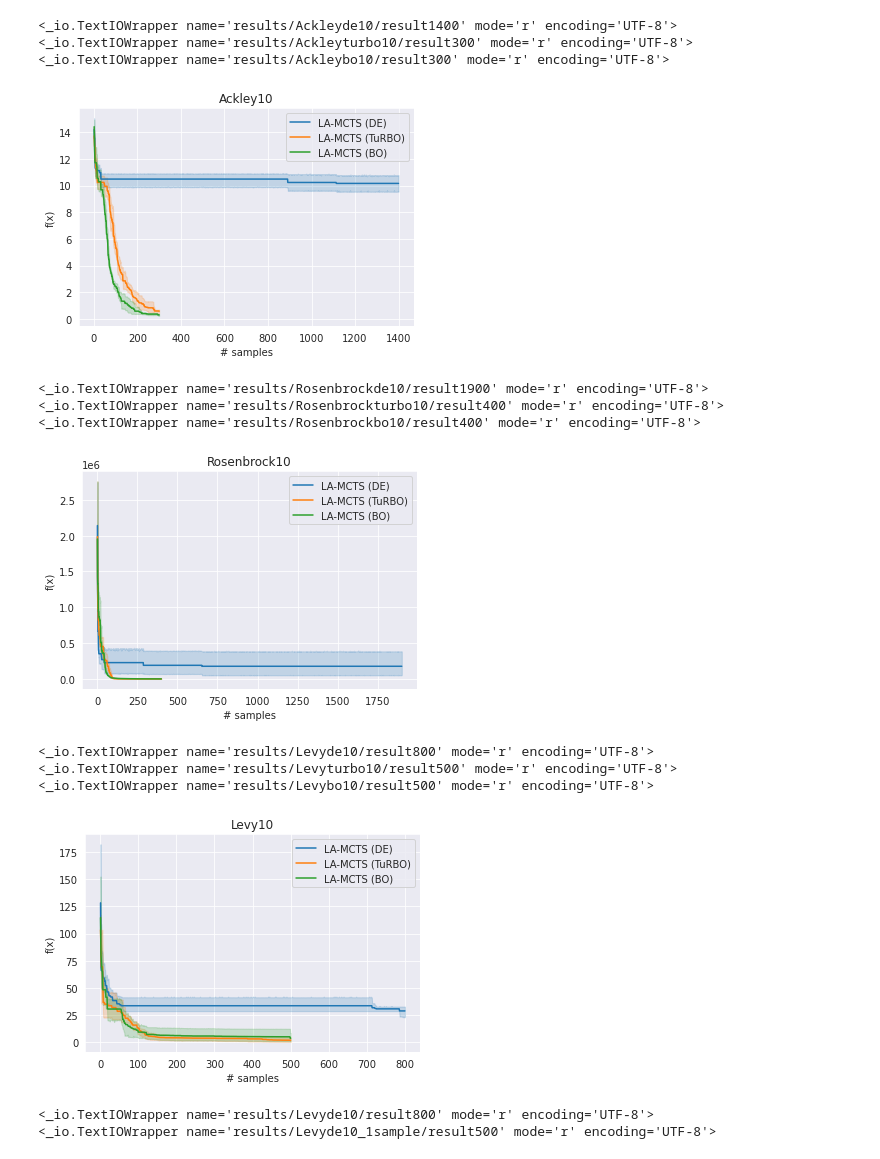
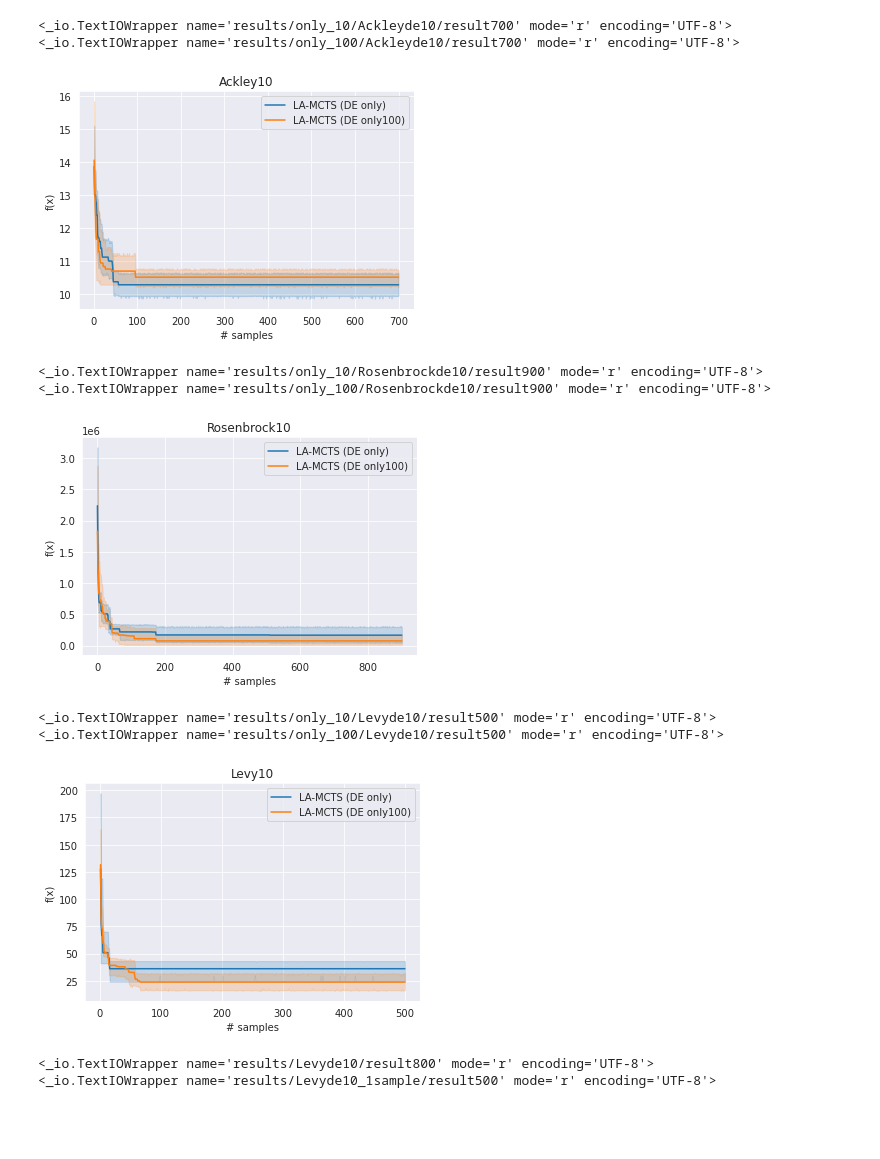
Before and after one commit to Marina-DU/LaMCTS, a Jupyter notebook: LA-MCTS/compare_solvers.ipynb, the cells around one changed output. Cells and saved outputs as stored; diff of their text form; code cells hidden in the pictures; blank space fills up the shorter version.

```diff
--- a/LA-MCTS/compare_solvers.ipynb
+++ b/LA-MCTS/compare_solvers.ipynb
@@ -18,28 +31,39 @@ def get_dataframe(filename):
 # %%
-data_lamcts_de = get_dataframe('results/Ackleyde10/result1400')
-data_lamcts_turbo = get_dataframe('results/Ackleyturbo10/result300')
-data_lamcts_bo = get_dataframe('results/Ackleybo10/result300')
-sns.lineplot(data=data_lamcts_de, x='variable', y='value', label='LA-MCTS (DE)')
-sns.lineplot(data=data_lamcts_turbo, x='variable', y='value', label='LA-MCTS (TuRBO)')
-sns.lineplot(data=data_lamcts_bo, x='variable', y='value', label='LA-MCTS (BO)')
+# data_lamcts_de = get_dataframe('results/Ackleyde10/result1400')
+# data_lamcts_de_best = get_dataframe('results/best/Ackleyde10/result400')
+data_lamcts_de_only = get_dataframe('results/only_10/Ackleyde10/result700')
+data_lamcts_de_only100 = get_dataframe('results/only_100/Ackleyde10/result700')
+# data_lamcts_turbo = get_dataframe('results/Ackleyturbo10/result300')
+# data_lamcts_bo = get_dataframe('results/Ackleybo10/result300')
+# sns.lineplot(data=data_lamcts_de, x='variable', y='value', label='LA-MCTS (DE)')
+# sns.lineplot(data=data_lamcts_de_best, x='variable', y='value', label='LA-MCTS (DE best)')
+sns.lineplot(data=data_lamcts_de_only, x='variable', y='value', label='LA-MCTS (DE only)')
+sns.lineplot(data=data_lamcts_de_only100, x='variable', y='value', label='LA-MCTS (DE only100)')
+# sns.lineplot(data=data_lamcts_turbo, x='variable', y='value', label='LA-MCTS (TuRBO)')
+# sns.lineplot(data=data_lamcts_bo, x='variable', y='value', label='LA-MCTS (BO)')
 
 # Set the title and labels for the plot
 plt.title('Ackley10')
 plt.xlabel('# samples')
 plt.ylabel('f(x)')
 plt.show();
 # %% [output]
-<_io.TextIOWrapper name='results/Ackleyde10/result1400' mode='r' encoding='UTF-8'>
-<_io.TextIOWrapper name='results/Ackleyturbo10/result300' mode='r' encoding='UTF-8'>
-<_io.TextIOWrapper name='results/Ackleybo10/result300' mode='r' encoding='UTF-8'>
+<_io.TextIOWrapper name='results/only_10/Ackleyde10/result700' mode='r' encoding='UTF-8'>
+<_io.TextIOWrapper name='results/only_100/Ackleyde10/result700' mode='r' encoding='UTF-8'>
-[figure, old version]
+[figure, new version]
 # %%
-data_lamcts_de = get_dataframe('results/Rosenbrockde10/result1900')
-data_lamcts_turbo = get_dataframe('results/Rosenbrockturbo10/result400')
-data_lamcts_bo = get_dataframe('results/Rosenbrockbo10/result400')
-sns.lineplot(data=data_lamcts_de, x='variable', y='value', label='LA-MCTS (DE)')
-sns.lineplot(data=data_lamcts_turbo, x='variable', y='value', label='LA-MCTS (TuRBO)')
-sns.lineplot(data=data_lamcts_bo, x='variable', y='value', label='LA-MCTS (BO)')
+# data_lamcts_de = get_dataframe('results/Rosenbrockde10/result1900')
+# data_lamcts_de_best = get_dataframe('results/best/Rosenbrockde10/result500')
+data_lamcts_de_only = get_dataframe('results/only_10/Rosenbrockde10/result900')
+data_lamcts_de_only100 = get_dataframe('results/only_100/Rosenbrockde10/result900')
+# data_lamcts_turbo = get_dataframe('results/Rosenbrockturbo10/result400')
+# data_lamcts_bo = get_dataframe('results/Rosenbrockbo10/result400')
+# sns.lineplot(data=data_lamcts_de, x='variable', y='value', label='LA-MCTS (DE)')
+# sns.lineplot(data=data_lamcts_de_best, x='variable', y='value', label='LA-MCTS (DE best)')
+sns.lineplot(data=data_lamcts_de_only, x='variable', y='value', label='LA-MCTS (DE only)')
+sns.lineplot(data=data_lamcts_de_only100, x='variable', y='value', label='LA-MCTS (DE only100)')
+# sns.lineplot(data=data_lamcts_turbo, x='variable', y='value', label='LA-MCTS (TuRBO)')
+# sns.lineplot(data=data_lamcts_bo, x='variable', y='value', label='LA-MCTS (BO)')
 
 # Set the title and labels for the plot
 plt.title('Rosenbrock10')
@@ -47,17 +71,22 @@ plt.xlabel('# samples')
 plt.ylabel('f(x)')
 plt.show();
 # %% [output]
-<_io.TextIOWrapper name='results/Rosenbrockde10/result1900' mode='r' encoding='UTF-8'>
-<_io.TextIOWrapper name='results/Rosenbrockturbo10/result400' mode='r' encoding='UTF-8'>
-<_io.TextIOWrapper name='results/Rosenbrockbo10/result400' mode='r' encoding='UTF-8'>
+<_io.TextIOWrapper name='results/only_10/Rosenbrockde10/result900' mode='r' encoding='UTF-8'>
+<_io.TextIOWrapper name='results/only_100/Rosenbrockde10/result900' mode='r' encoding='UTF-8'>
-[figure, old version]
+[figure, new version]
 # %%
-data_lamcts_de = get_dataframe('results/Levyde10/result800')
-data_lamcts_turbo = get_dataframe('results/Levyturbo10/result500')
-data_lamcts_bo = get_dataframe('results/Levybo10/result500')
-sns.lineplot(data=data_lamcts_de, x='variable', y='value', label='LA-MCTS (DE)')
-sns.lineplot(data=data_lamcts_turbo, x='variable', y='value', label='LA-MCTS (TuRBO)')
-sns.lineplot(data=data_lamcts_bo, x='variable', y='value', label='LA-MCTS (BO)')
+# data_lamcts_de = get_dataframe('results/Levyde10/result800')
+# data_lamcts_de_best = get_dataframe('results/best/Levyde10/result500')
+data_lamcts_de_only = get_dataframe('results/only_10/Levyde10/result500')
+data_lamcts_de_only100 = get_dataframe('results/only_100/Levyde10/result500')
+# data_lamcts_turbo = get_dataframe('results/Levyturbo10/result500')
+# data_lamcts_bo = get_dataframe('results/Levybo10/result500')
+# sns.lineplot(data=data_lamcts_de, x='variable', y='value', label='LA-MCTS (DE)')
+# sns.lineplot(data=data_lamcts_de_best, x='variable', y='value', label='LA-MCTS (DE best)')
+sns.lineplot(data=data_lamcts_de_only, x='variable', y='value', label='LA-MCTS (DE only)')
+sns.lineplot(data=data_lamcts_de_only100, x='variable', y='value', label='LA-MCTS (DE only100)')
+# sns.lineplot(data=data_lamcts_turbo, x='variable', y='value', label='LA-MCTS (TuRBO)')
+# sns.lineplot(data=data_lamcts_bo, x='variable', y='value', label='LA-MCTS (BO)')
 
 # Set the title and labels for the plot
 plt.title('Levy10')
@@ -65,10 +94,9 @@ plt.xlabel('# samples')
 plt.ylabel('f(x)')
 plt.show();
 # %% [output]
-<_io.TextIOWrapper name='results/Levyde10/result800' mode='r' encoding='UTF-8'>
-<_io.TextIOWrapper name='results/Levyturbo10/result500' mode='r' encoding='UTF-8'>
-<_io.TextIOWrapper name='results/Levybo10/result500' mode='r' encoding='UTF-8'>
+<_io.TextIOWrapper name='results/only_10/Levyde10/result500' mode='r' encoding='UTF-8'>
+<_io.TextIOWrapper name='results/only_100/Levyde10/result500' mode='r' encoding='UTF-8'>
-[figure, old version]
+[figure, new version]
 # %%
 data_lamcts_de10 = get_dataframe('results/Levyde10/result800')
 data_lamcts_de1 = get_dataframe('results/Levyde10_1sample/result500')
```
Also changed, not shown: parts of 4 cells of this notebook, 8 other files.
